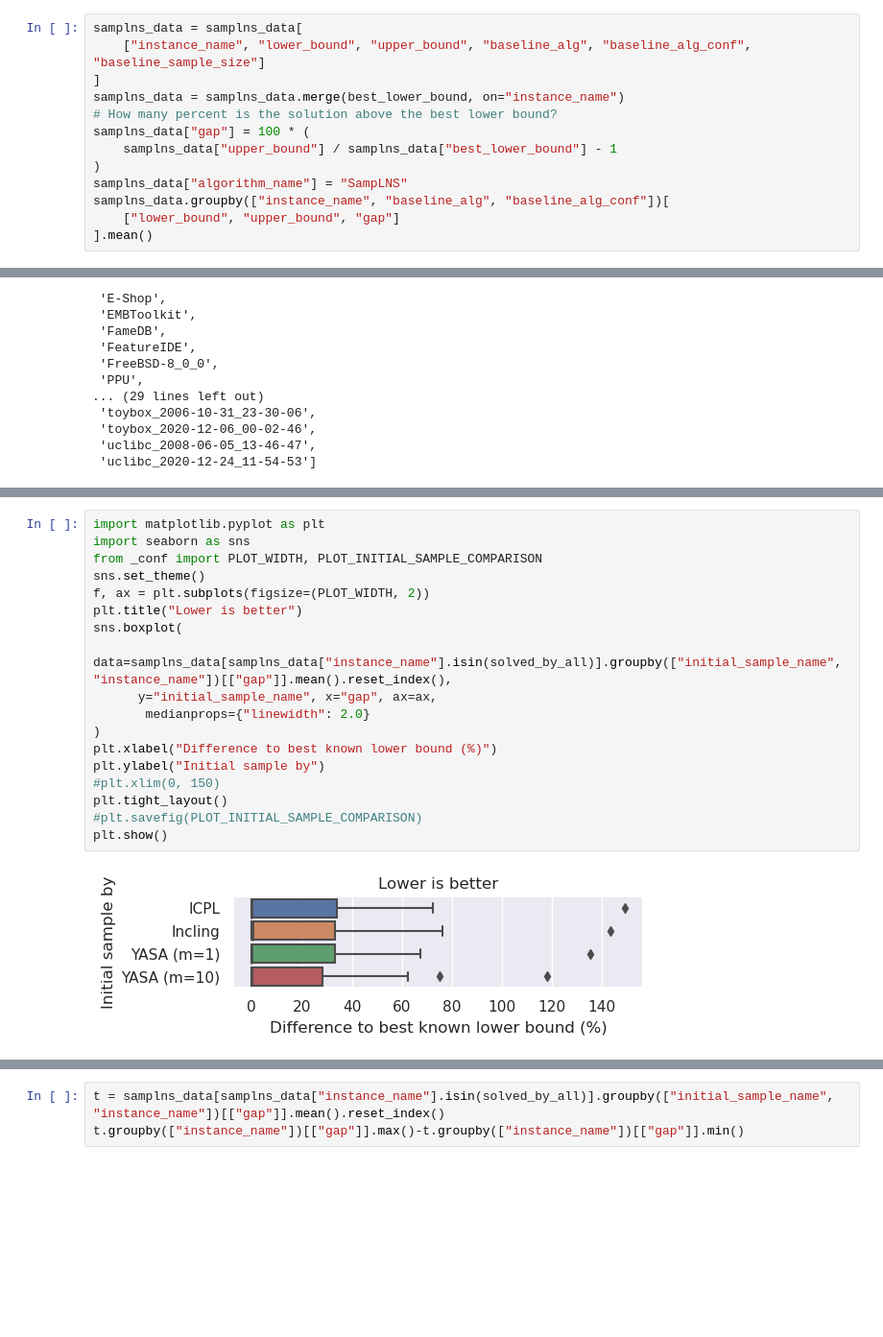
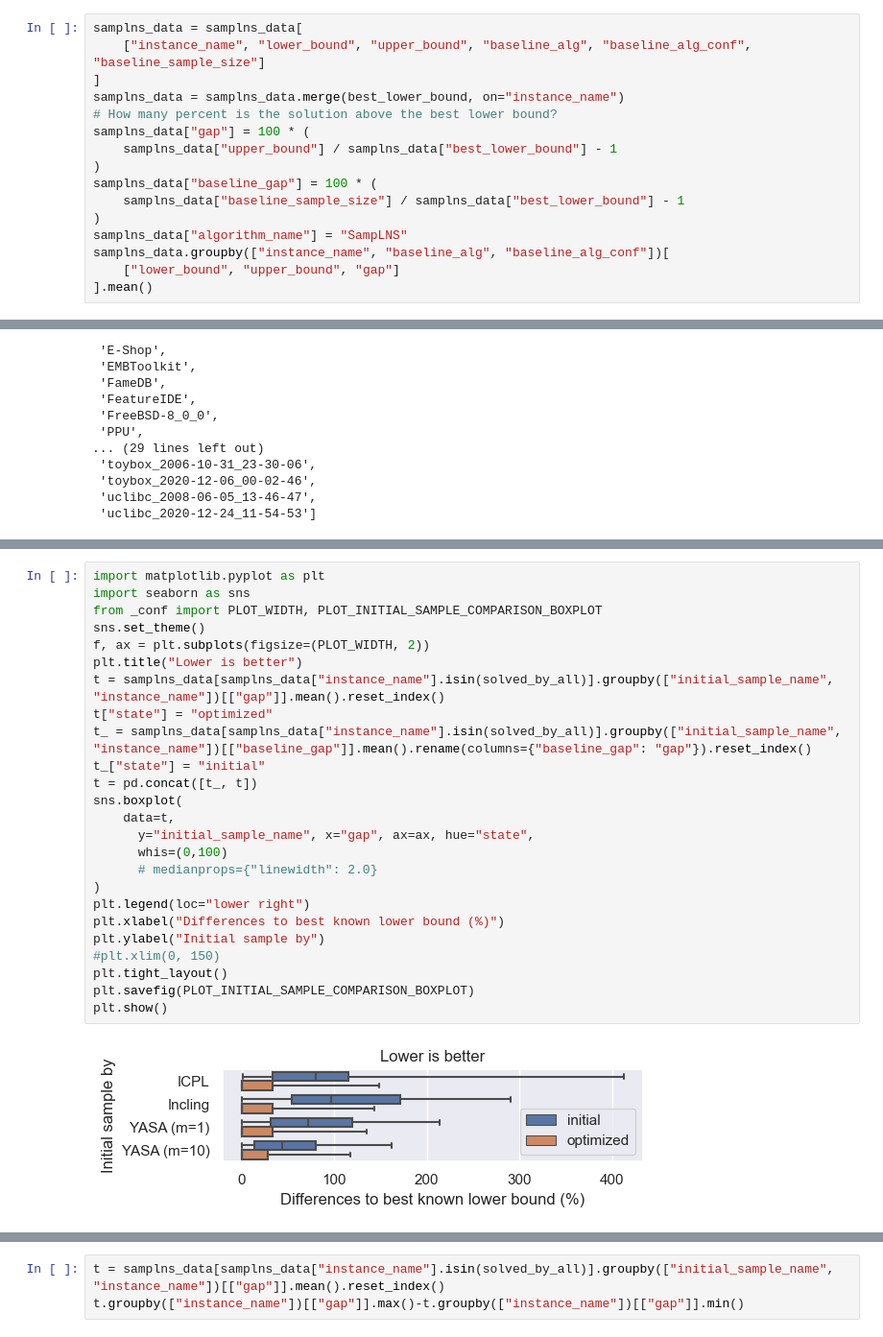
Before and after one commit to tubs-alg/SampLNS, a Jupyter notebook: evaluation/05_initial_sample_comparison/05_lower_bound_gap.ipynb, the cells around one changed output, grey strips where cells are left out. Shown: that part at 96% size. Drawn from its saved outputs; the diff is of its cells as text; blank space fills up the shorter version.

Commit message:
boxplots

```diff
--- a/evaluation/05_initial_sample_comparison/05_lower_bound_gap.ipynb
+++ b/evaluation/05_initial_sample_comparison/05_lower_bound_gap.ipynb
@@ -84,6 +84,9 @@ samplns_data = samplns_data.merge(best_lower_bound, on="instance_name")
 samplns_data["gap"] = 100 * (
     samplns_data["upper_bound"] / samplns_data["best_lower_bound"] - 1
 )
+samplns_data["baseline_gap"] = 100 * (
+    samplns_data["baseline_sample_size"] / samplns_data["best_lower_bound"] - 1
+)
 samplns_data["algorithm_name"] = "SampLNS"
 samplns_data.groupby(["instance_name", "baseline_alg", "baseline_alg_conf"])[
     ["lower_bound", "upper_bound", "gap"]
@@ -219,20 +222,27 @@ plt.show()
 # %%
 import matplotlib.pyplot as plt
 import seaborn as sns
-from _conf import PLOT_WIDTH, PLOT_INITIAL_SAMPLE_COMPARISON
+from _conf import PLOT_WIDTH, PLOT_INITIAL_SAMPLE_COMPARISON_BOXPLOT
 sns.set_theme()
 f, ax = plt.subplots(figsize=(PLOT_WIDTH, 2))
 plt.title("Lower is better")
+t = samplns_data[samplns_data["instance_name"].isin(solved_by_all)].groupby(["initial_sample_name", "instance_name"])[["gap"]].mean().reset_index()
+t["state"] = "optimized"
+t_ = samplns_data[samplns_data["instance_name"].isin(solved_by_all)].groupby(["initial_sample_name", "instance_name"])[["baseline_gap"]].mean().rename(columns={"baseline_gap": "gap"}).reset_index()
+t_["state"] = "initial"
+t = pd.concat([t_, t])
 sns.boxplot(
-    data=samplns_data[samplns_data["instance_name"].isin(solved_by_all)].groupby(["initial_sample_name", "instance_name"])[["gap"]].mean().reset_index(),
-      y="initial_sample_name", x="gap", ax=ax,
-       medianprops={"linewidth": 2.0}
+    data=t,
+      y="initial_sample_name", x="gap", ax=ax, hue="state",
+      whis=(0,100)
+      # medianprops={"linewidth": 2.0}
 )
-plt.xlabel("Difference to best known lower bound (%)")
+plt.legend(loc="lower right")
+plt.xlabel("Differences to best known lower bound (%)")
 plt.ylabel("Initial sample by")
 #plt.xlim(0, 150)
 plt.tight_layout()
-#plt.savefig(PLOT_INITIAL_SAMPLE_COMPARISON)
+plt.savefig(PLOT_INITIAL_SAMPLE_COMPARISON_BOXPLOT)
 plt.show()
 # %% [output]
-[figure, old version]
+[figure, new version]
```
Also changed, not shown: parts of 2 cells of this notebook, 10 other files.
